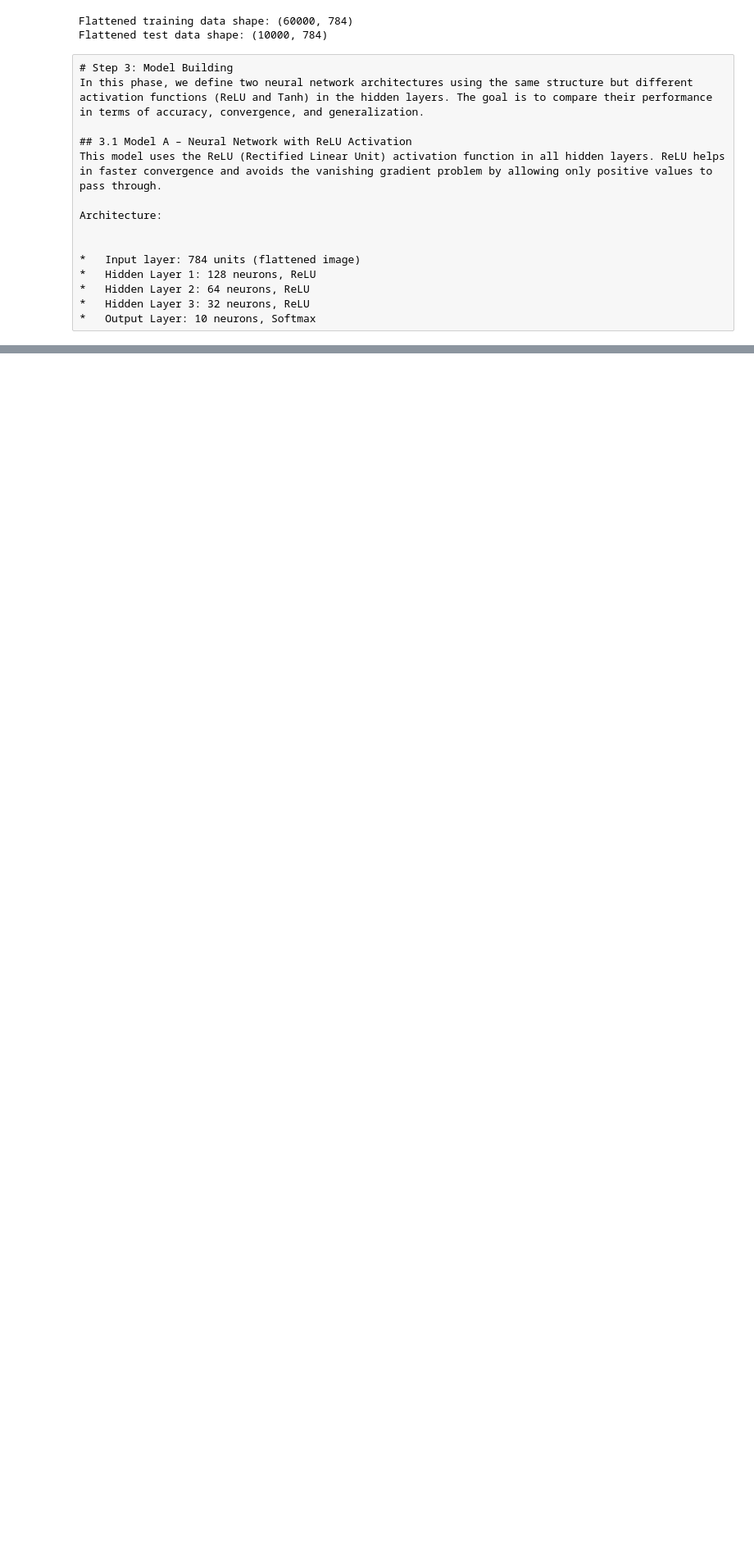
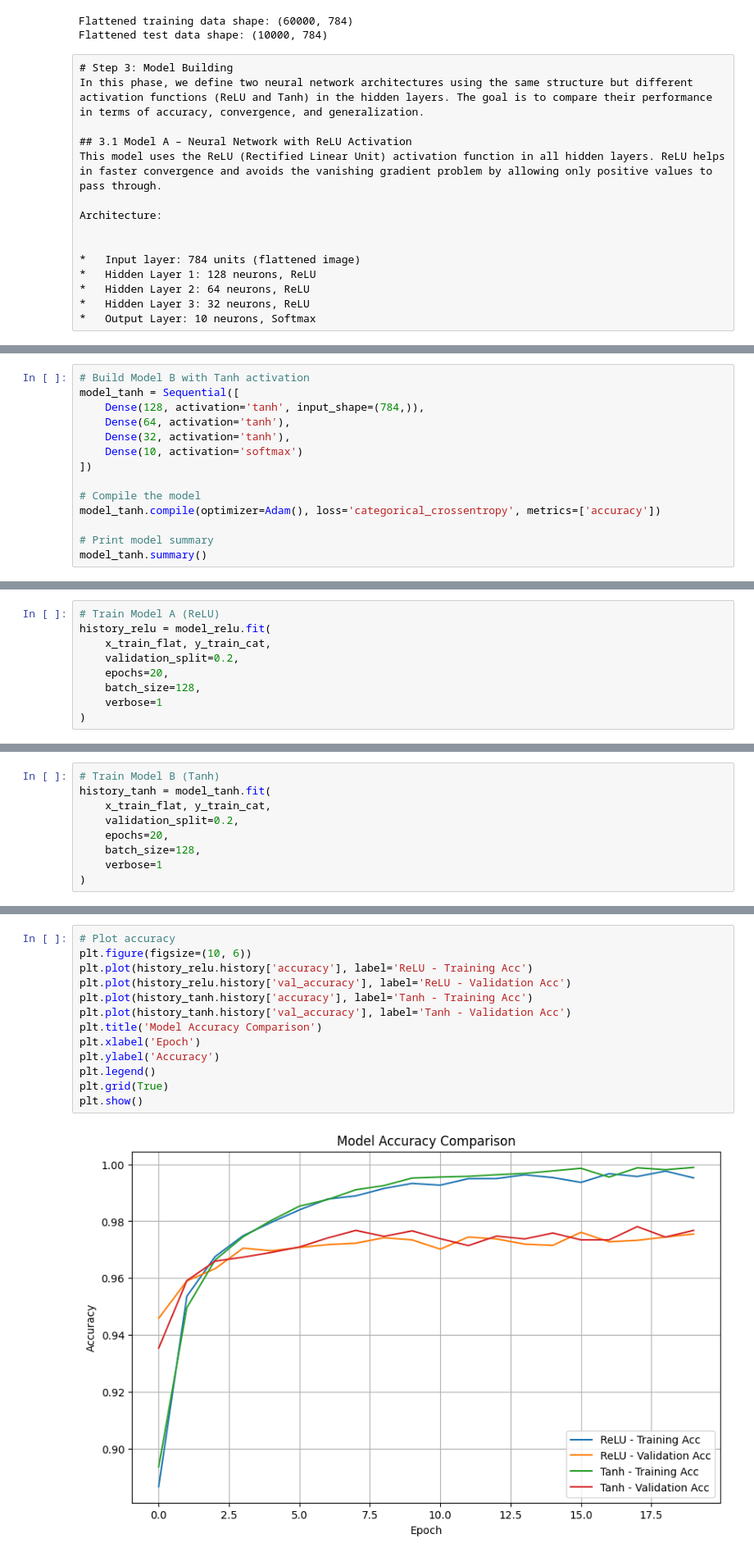
Before and after one commit to ArtMla/MNIST-Image-classification, a Jupyter notebook: MNIST_Analysis.ipynb, the cells around one changed output, grey strips where cells are left out. Shown: that part at 82% size. Drawn from its saved outputs; the diff is of its cells as text; blank space fills up the shorter version.

```diff
--- a/MNIST_Analysis.ipynb
+++ b/MNIST_Analysis.ipynb
@@ -119,0 +133,14 @@ Model: "sequential"
+# %%
+# Build Model B with Tanh activation
+model_tanh = Sequential([
+    Dense(128, activation='tanh', input_shape=(784,)),
+    Dense(64, activation='tanh'),
+    Dense(32, activation='tanh'),
+    Dense(10, activation='softmax')
+])
+
+# Compile the model
+model_tanh.compile(optimizer=Adam(), loss='categorical_crossentropy', metrics=['accuracy'])
+
+# Print model summary
+model_tanh.summary()
@@ -119,0 +169,9 @@ Model: "sequential"
+# %%
+# Train Model A (ReLU)
+history_relu = model_relu.fit(
+    x_train_flat, y_train_cat,
+    validation_split=0.2,
+    epochs=20,
+    batch_size=128,
+    verbose=1
+)
@@ -119,0 +219,9 @@ Model: "sequential"
+# %%
+# Train Model B (Tanh)
+history_tanh = model_tanh.fit(
+    x_train_flat, y_train_cat,
+    validation_split=0.2,
+    epochs=20,
+    batch_size=128,
+    verbose=1
+)
@@ -119,0 +269,15 @@ Model: "sequential"
+# %%
+# Plot accuracy
+plt.figure(figsize=(10, 6))
+plt.plot(history_relu.history['accuracy'], label='ReLU - Training Acc')
+plt.plot(history_relu.history['val_accuracy'], label='ReLU - Validation Acc')
+plt.plot(history_tanh.history['accuracy'], label='Tanh - Training Acc')
+plt.plot(history_tanh.history['val_accuracy'], label='Tanh - Validation Acc')
+plt.title('Model Accuracy Comparison')
+plt.xlabel('Epoch')
+plt.ylabel('Accuracy')
+plt.legend()
+plt.grid(True)
+plt.show()
+# %% [output]
+[figure, added]
```
Also changed, not shown: parts of 22 cells of this notebook.
